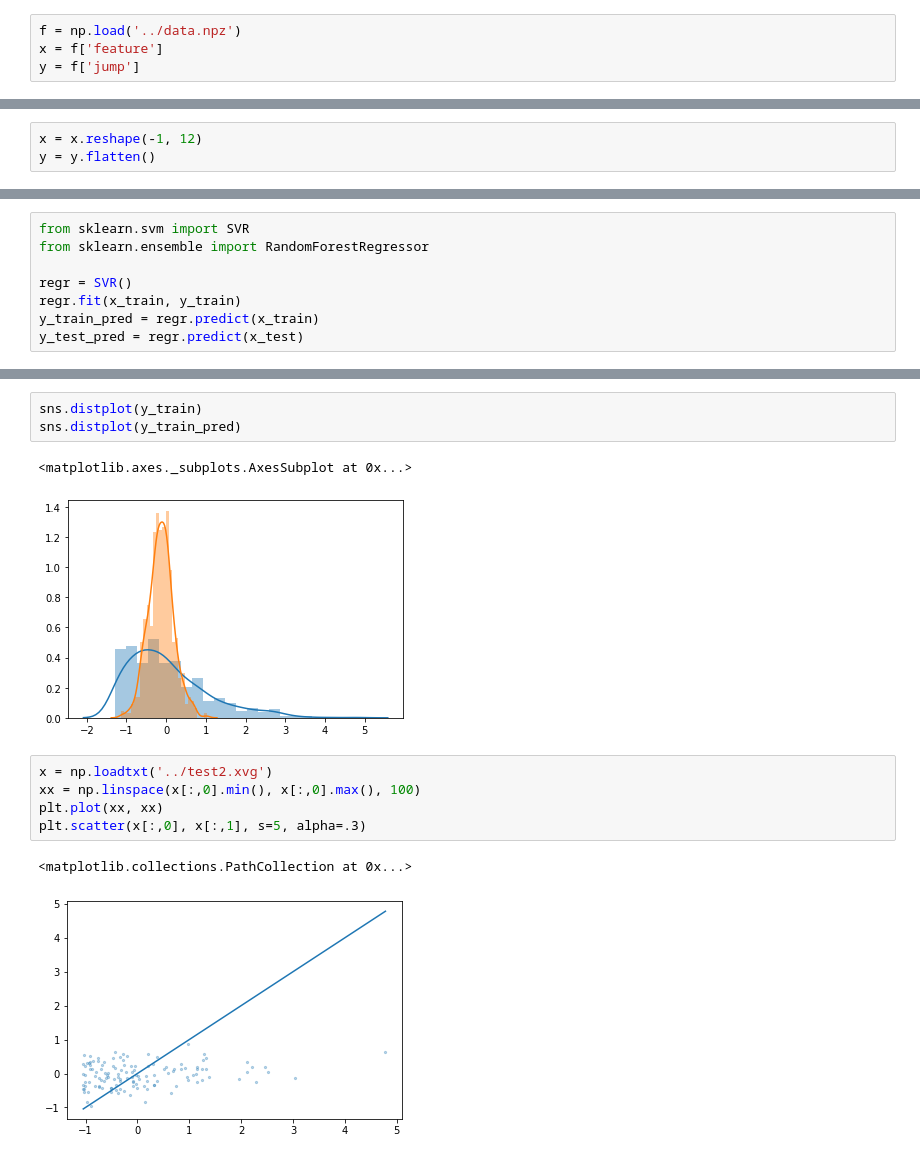
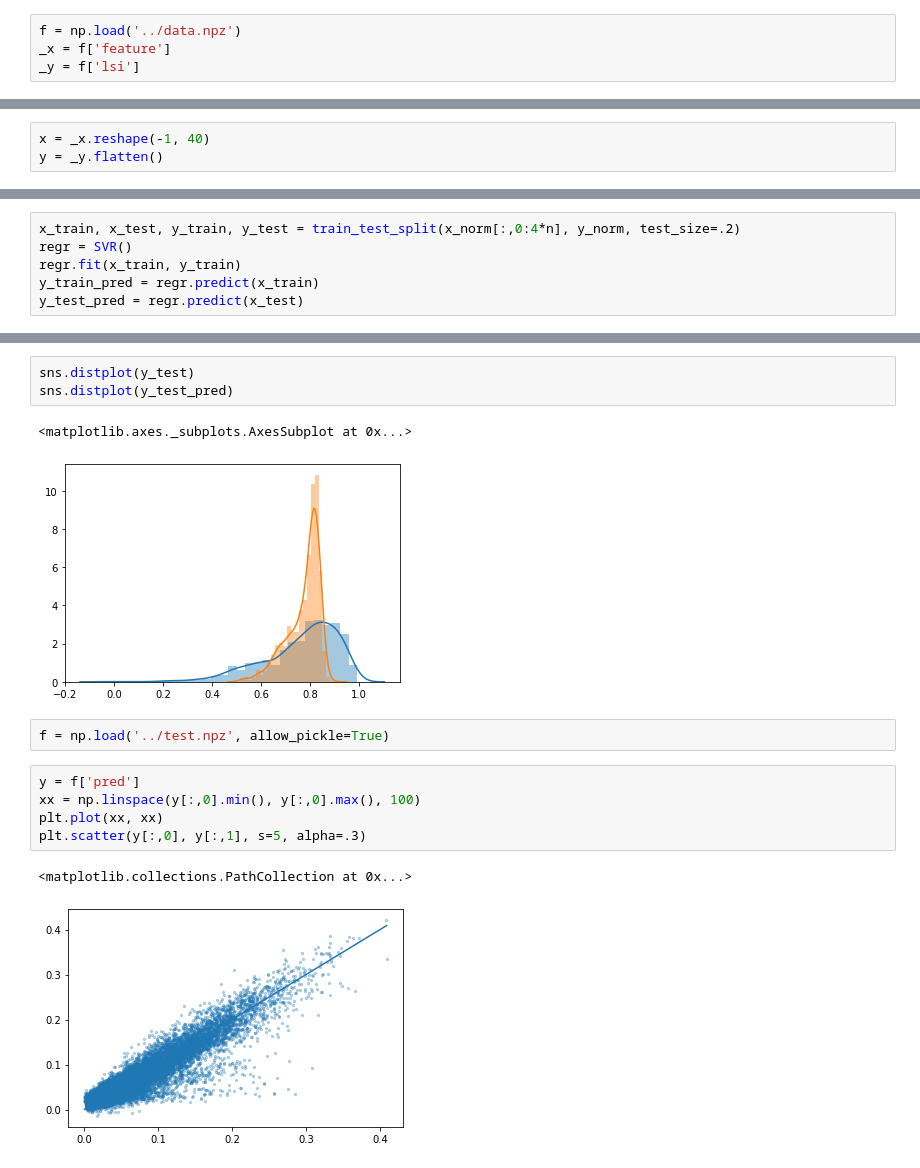
Before and after one commit to QHwan/WaterFeature, a Jupyter notebook: notebook/baseline.ipynb, the cells around one changed output, grey strips where cells are left out. Saved outputs shown, nothing was run; the diff lists cells and outputs as text.

```diff
--- a/notebook/baseline.ipynb
+++ b/notebook/baseline.ipynb
@@ -8,5 +10,5 @@ from sklearn.model_selection import train_test_split
 # %%
 f = np.load('../data.npz')
-x = f['feature']
-y = f['jump']
+_x = f['feature']
+_y = f['lsi']
 # %%
@@ -16,3 +18,3 @@ print(x.shape, y.shape)
 # %%
-x = x.reshape(-1, 12)
-y = y.flatten()
+x = _x.reshape(-1, 40)
+y = _y.flatten()
@@ -41,7 +29,5 @@ x_train, x_test, y_train, y_test = train_test_split(x_norm, y_norm, test_size=.2
 # %%
-from sklearn.svm import SVR
-from sklearn.ensemble import RandomForestRegressor
-
+x_train, x_test, y_train, y_test = train_test_split(x_norm[:,0:4*n], y_norm, test_size=.2)
 regr = SVR()
 regr.fit(x_train, y_train)
 y_train_pred = regr.predict(x_train)
@@ -66,14 +48,16 @@ print(scipy.stats.pearsonr(y_test, y_test_pred))
 # %%
-sns.distplot(y_train)
-sns.distplot(y_train_pred)
+sns.distplot(y_test)
+sns.distplot(y_test_pred)
 # %% [output]
 <matplotlib.axes._subplots.AxesSubplot at 0x...>
-[figure, old version]
+[figure, new version]
+# %%
+f = np.load('../test.npz', allow_pickle=True)
 # %%
-x = np.loadtxt('../test2.xvg')
-xx = np.linspace(x[:,0].min(), x[:,0].max(), 100)
+y = f['pred']
+xx = np.linspace(y[:,0].min(), y[:,0].max(), 100)
 plt.plot(xx, xx)
-plt.scatter(x[:,0], x[:,1], s=5, alpha=.3)
+plt.scatter(y[:,0], y[:,1], s=5, alpha=.3)
 # %% [output]
 <matplotlib.collections.PathCollection at 0x...>
-[figure, old version]
+[figure, new version]
```
Also changed, not shown: parts of 9 cells of this notebook, 7 other files.
